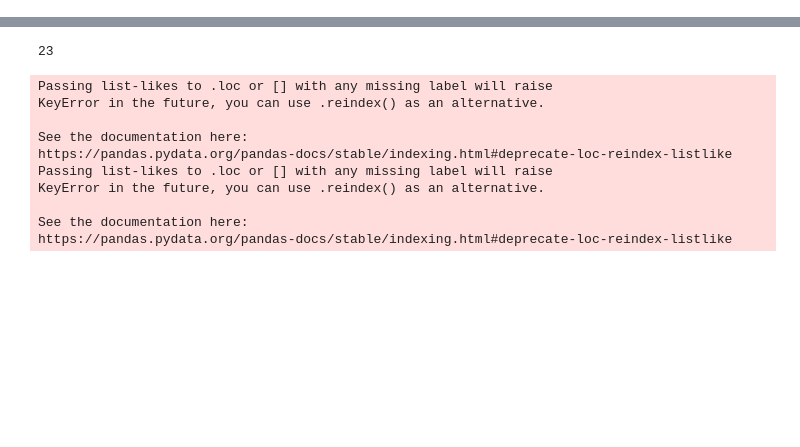
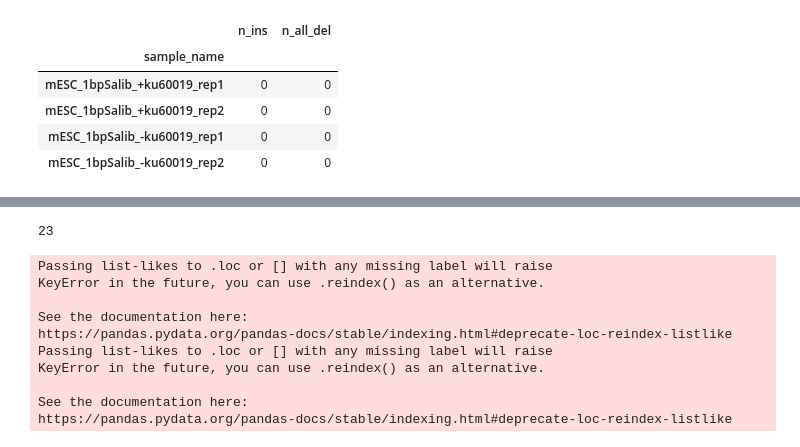
Before and after one commit to bh0085/reduced, a Jupyter notebook: src/f3_figures_reduced_sm.subproj.ipynb, the cells around one changed output, grey strips where cells are left out. Saved outputs shown, nothing was run; the diff lists cells and outputs as text; code cells hidden in the pictures; blank space fills up the shorter version.

```diff
--- a/src/f3_figures_reduced_sm.subproj.ipynb
+++ b/src/f3_figures_reduced_sm.subproj.ipynb
@@ -6,3 +8,12 @@ NameError: name '_config' is not defined
+# %%
+agg_results
+# %% [output]
+|  | n_ins | n_all_del |
+| sample_name |  |  |
+| mESC_1bpSalib_+ku60019_rep1 | 0 | 0 |
+| mESC_1bpSalib_+ku60019_rep2 | 0 | 0 |
+| mESC_1bpSalib_-ku60019_rep1 | 0 | 0 |
+| mESC_1bpSalib_-ku60019_rep2 | 0 | 0 |
 # %%
 '''
 Create figures for reduced library analysis
```
Also changed, not shown: parts of 6 cells of this notebook, 2 other files.
